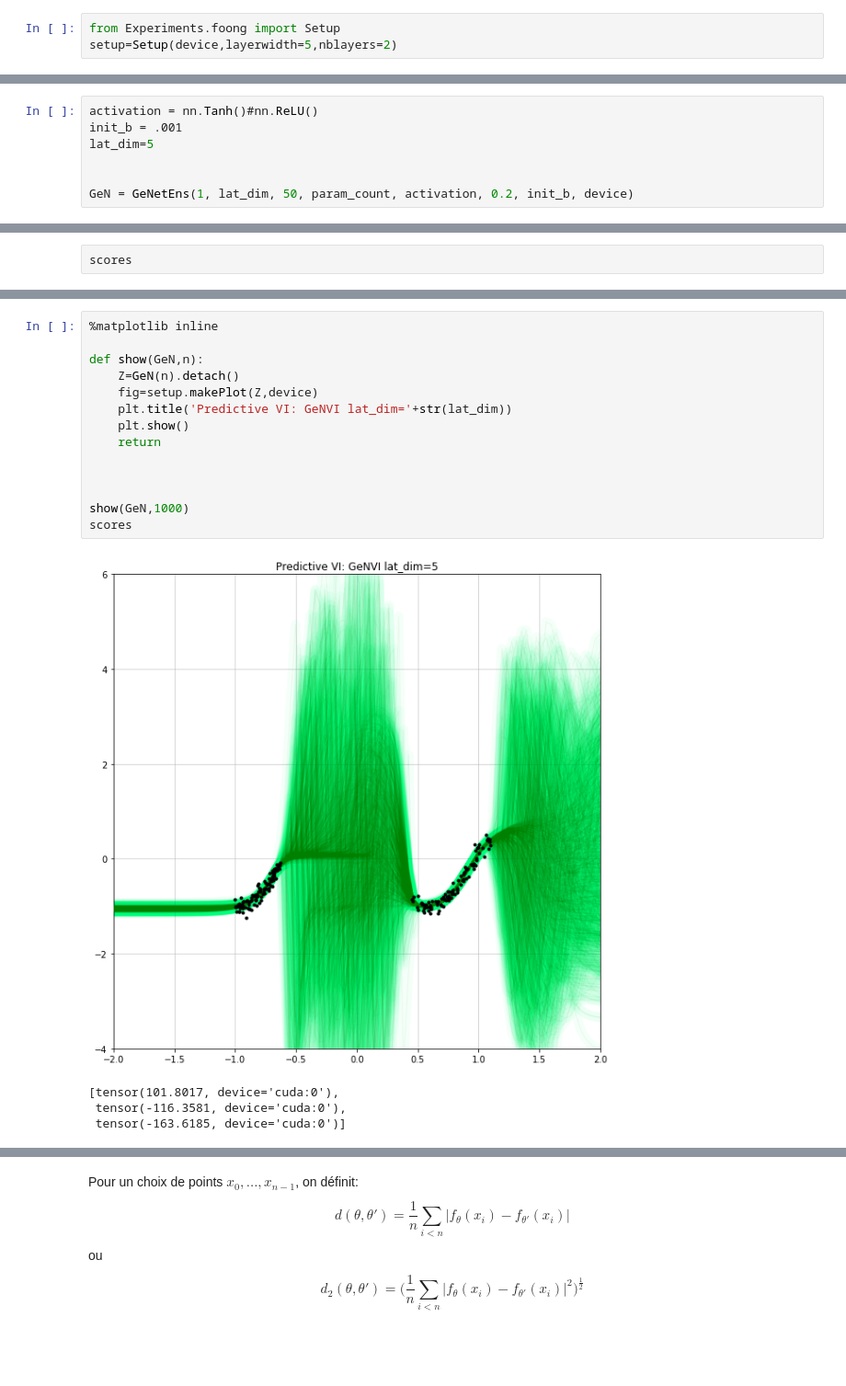
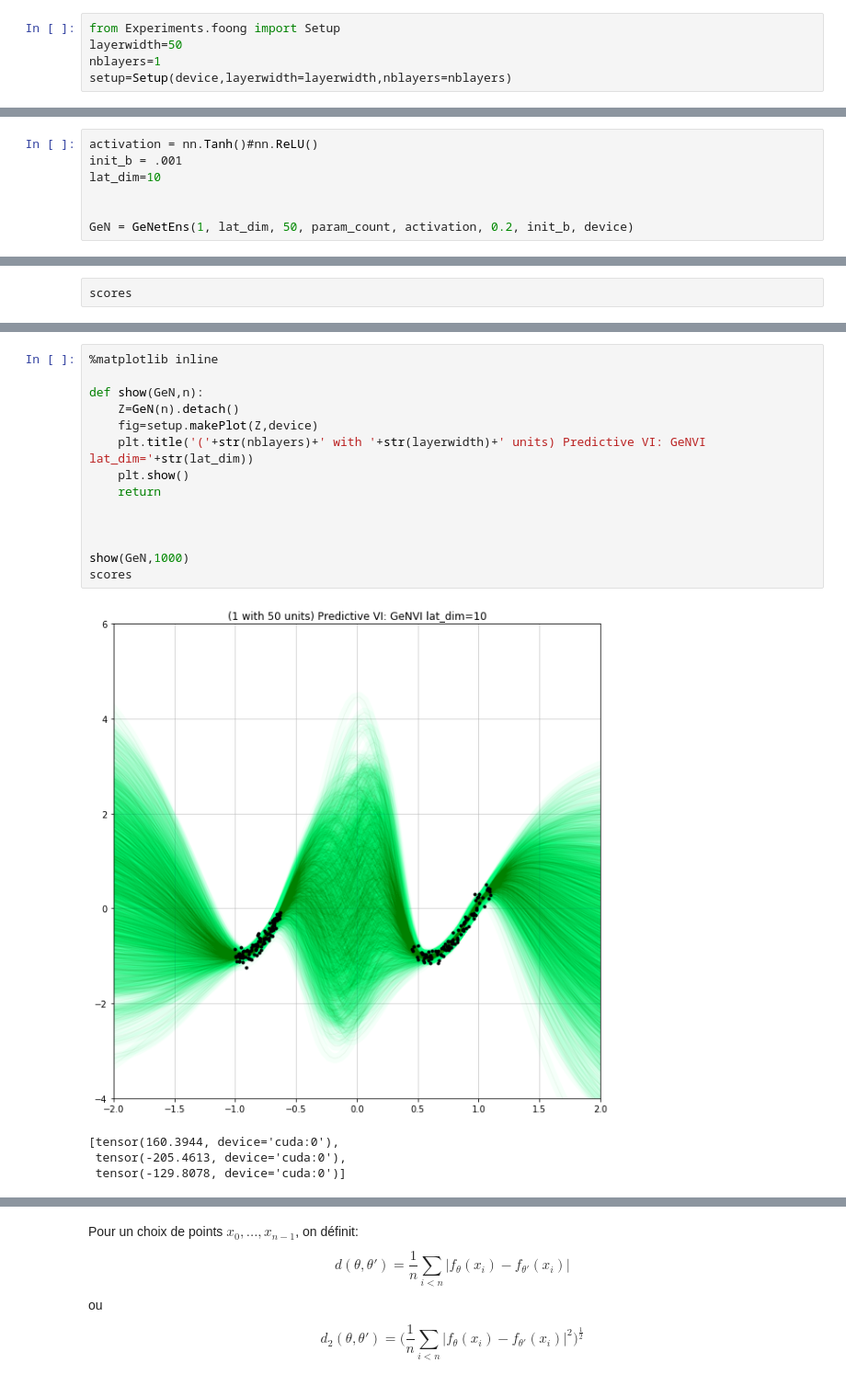
Before and after one commit to cortax/BayesianNN, a Jupyter notebook: GeNVI_Pred.ipynb, the cells around one changed output, grey strips where cells are left out. Shown at 92% size. Saved outputs shown, nothing was run; the diff lists cells and outputs as text; blank space fills up the shorter version.

```diff
--- a/GeNVI_Pred.ipynb
+++ b/GeNVI_Pred.ipynb
@@ -16,7 +16,9 @@ device
 device(type='cuda', index=0)
 # %%
 from Experiments.foong import Setup
-setup=Setup(device,layerwidth=5,nblayers=2)
+layerwidth=50
+nblayers=1
+setup=Setup(device,layerwidth=layerwidth,nblayers=nblayers)
 # %% [markdown]
 # Target density #
 # %%
@@ -35,7 +37,7 @@ size_sample
 # %%
 activation = nn.Tanh()#nn.ReLU()
 init_b = .001
-lat_dim=5
+lat_dim=10
 
 
 GeN = GeNetEns(1, lat_dim, 50, param_count, activation, 0.2, init_b, device)
@@ -123,19 +125,19 @@ plt.plot(time, y)
 # %%
 %matplotlib inline
 
 def show(GeN,n):
     Z=GeN(n).detach()
     fig=setup.makePlot(Z,device)
-    plt.title('Predictive VI: GeNVI lat_dim='+str(lat_dim))
+    plt.title('('+str(nblayers)+' with '+str(layerwidth)+' units) Predictive VI: GeNVI lat_dim='+str(lat_dim))
     plt.show()
     return
 
 
 
 show(GeN,1000)
 scores
 # %% [output]
-[figure, old version]
+[figure, new version]
-[tensor(101.8017, device='cuda:0'),
- tensor(-116.3581, device='cuda:0'),
- tensor(-163.6185, device='cuda:0')]
+[tensor(160.3944, device='cuda:0'),
+ tensor(-205.4613, device='cuda:0'),
+ tensor(-129.8078, device='cuda:0')]
```
Also changed, not shown: parts of 7 cells of this notebook, 5 other files.
